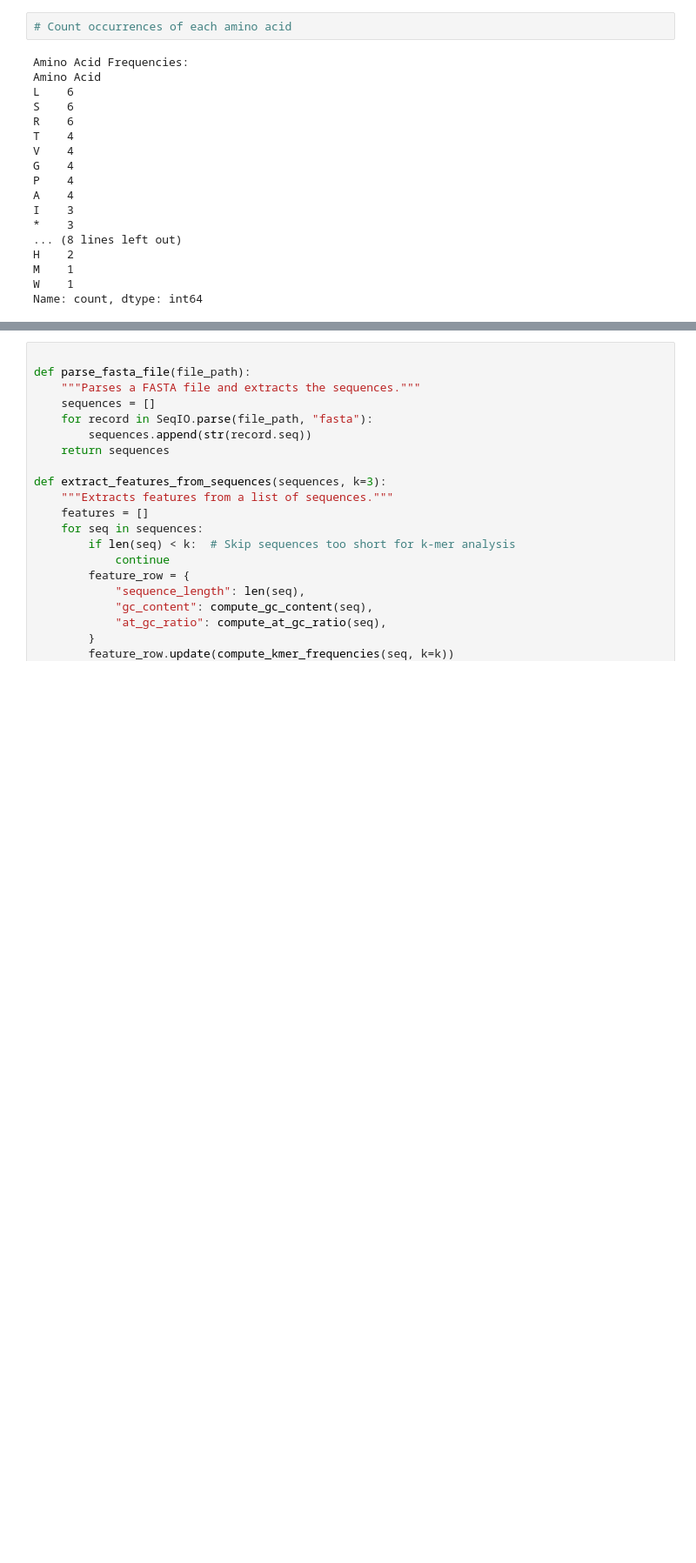
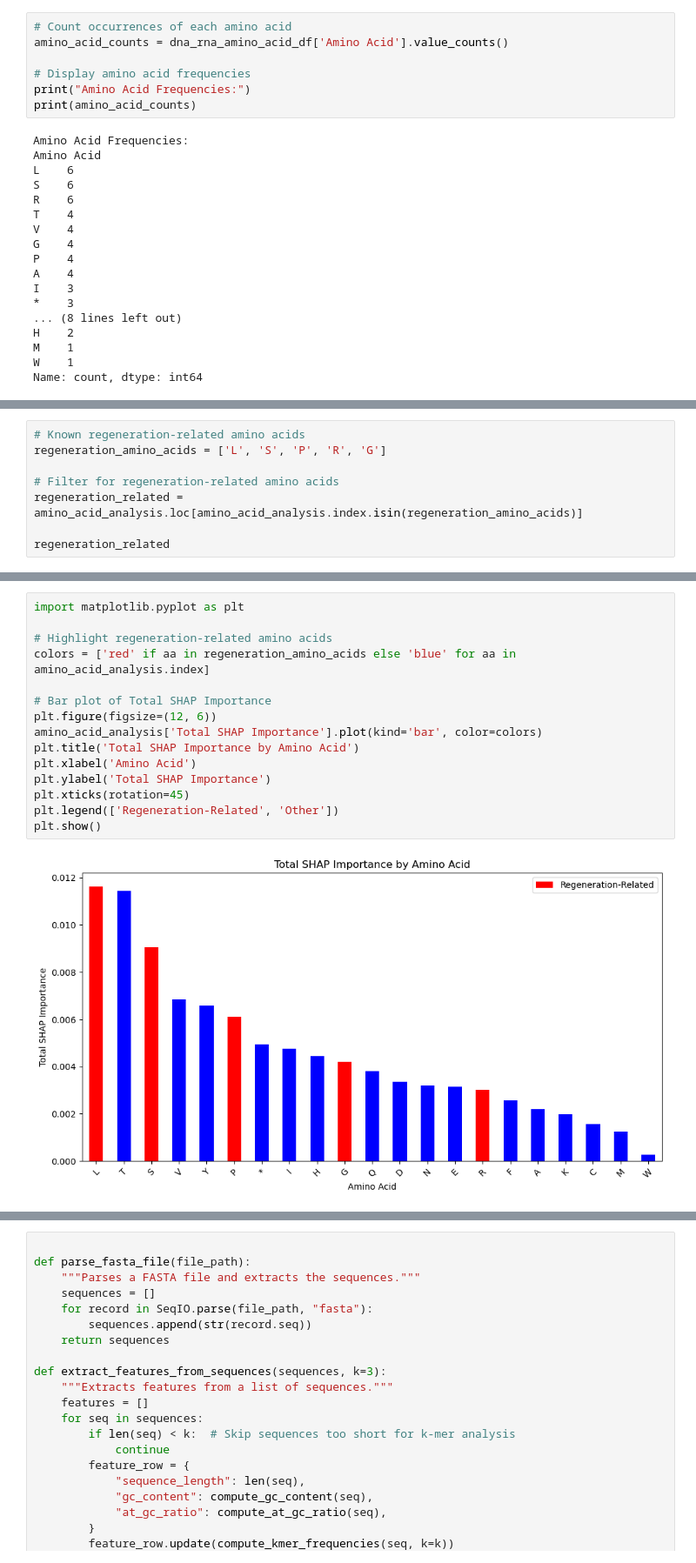
Before and after one commit to shreepatel0527/277B_Final_Project, a Jupyter notebook: most_updated_model.ipynb, the cells around one changed output, grey strips where cells are left out. Shown at 87% size. Drawn from its saved outputs; the diff is of its cells as text; blank space fills up the shorter version.

```diff
--- a/most_updated_model.ipynb
+++ b/most_updated_model.ipynb
@@ -571,6 +571,11 @@ dna_rna_amino_acid_df.head(5)
 | 47 | kmer_3_ACT | 0.003371 | ACT | ACU | T |
 # %%
 # Count occurrences of each amino acid
+amino_acid_counts = dna_rna_amino_acid_df['Amino Acid'].value_counts()
+
+# Display amino acid frequencies
+print("Amino Acid Frequencies:")
+print(amino_acid_counts)
 # %% [output]
 Amino Acid Frequencies:
 Amino Acid
@@ -591,0 +641,8 @@ Name: count, dtype: int64
+# %%
+# Known regeneration-related amino acids
+regeneration_amino_acids = ['L', 'S', 'P', 'R', 'G']
+
+# Filter for regeneration-related amino acids
+regeneration_related = amino_acid_analysis.loc[amino_acid_analysis.index.isin(regeneration_amino_acids)]
+
+regeneration_related
@@ -591,0 +669,17 @@ Name: count, dtype: int64
+# %%
+import matplotlib.pyplot as plt
+
+# Highlight regeneration-related amino acids
+colors = ['red' if aa in regeneration_amino_acids else 'blue' for aa in amino_acid_analysis.index]
+
+# Bar plot of Total SHAP Importance
+plt.figure(figsize=(12, 6))
+amino_acid_analysis['Total SHAP Importance'].plot(kind='bar', color=colors)
+plt.title('Total SHAP Importance by Amino Acid')
+plt.xlabel('Amino Acid')
+plt.ylabel('Total SHAP Importance')
+plt.xticks(rotation=45)
+plt.legend(['Regeneration-Related', 'Other'])
+plt.show()
+# %% [output]
+[figure, added]
```
Also changed, not shown: parts of 5 cells of this notebook, 1 other file.
